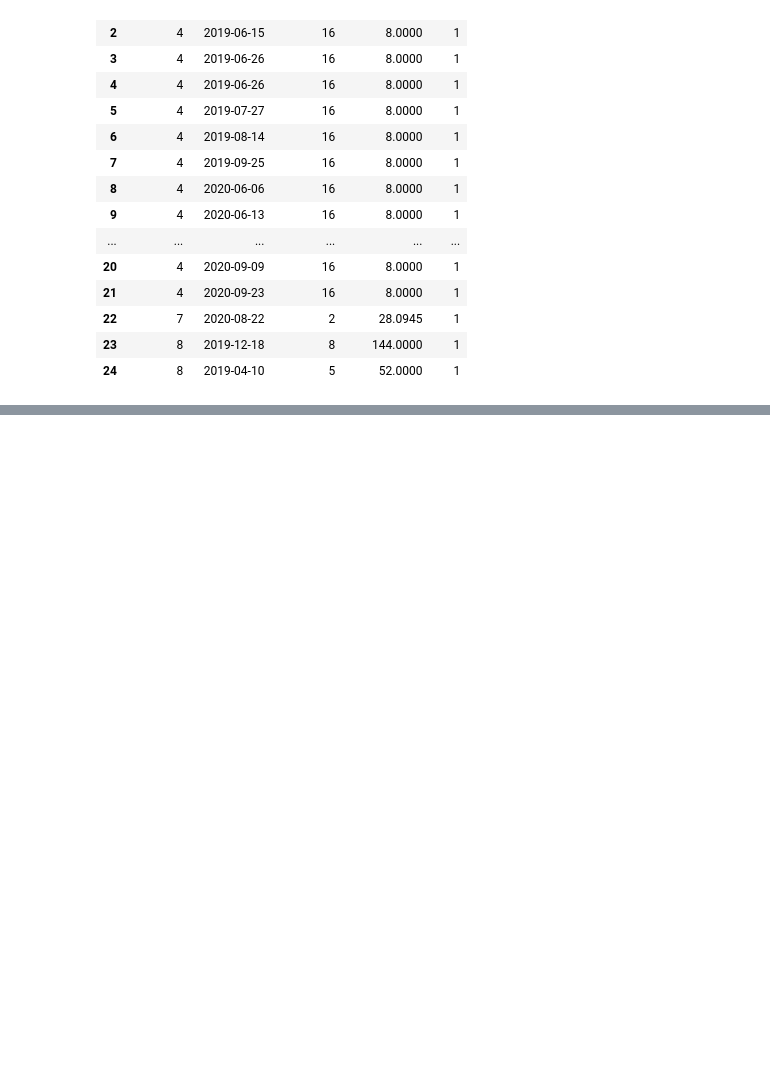
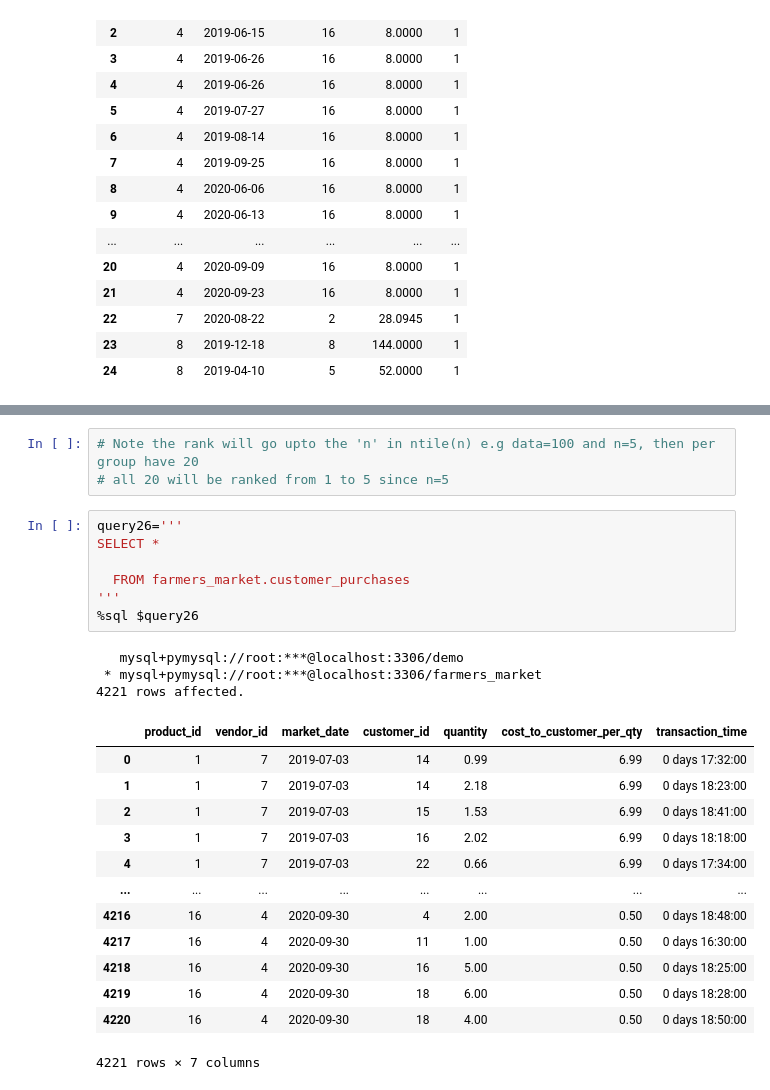
Before and after one commit to KunalNeon/SQL-For-Data-Scientist, a Jupyter notebook: sql.ipynb, the cells around one changed output, grey strips where cells are left out. Drawn from its saved outputs; the diff is of its cells as text; blank space fills up the shorter version.

```diff
--- a/sql.ipynb
+++ b/sql.ipynb
@@ -1347,0 +1423,27 @@ where x.rank=1
+# %%
+# Note the rank will go upto the 'n' in ntile(n) e.g data=100 and n=5, then per group have 20
+# all 20 will be ranked from 1 to 5 since n=5
+# %%
+query26='''
+SELECT *
+
+  FROM farmers_market.customer_purchases
+'''
+%sql $query26
+# %% [output]
+   mysql+pymysql://root:***@localhost:3306/demo
+ * mysql+pymysql://root:***@localhost:3306/farmers_market
+4221 rows affected.
+|  | product_id | vendor_id | market_date | customer_id | quantity | cost_to_customer_per_qty | transaction_time |
+| 0 | 1 | 7 | 2019-07-03 | 14 | 0.99 | 6.99 | 0 days 17:32:00 |
+| 1 | 1 | 7 | 2019-07-03 | 14 | 2.18 | 6.99 | 0 days 18:23:00 |
+| 2 | 1 | 7 | 2019-07-03 | 15 | 1.53 | 6.99 | 0 days 18:41:00 |
+| 3 | 1 | 7 | 2019-07-03 | 16 | 2.02 | 6.99 | 0 days 18:18:00 |
+| 4 | 1 | 7 | 2019-07-03 | 22 | 0.66 | 6.99 | 0 days 17:34:00 |
+| ... | ... | ... | ... | ... | ... | ... | ... |
+| 4216 | 16 | 4 | 2020-09-30 | 4 | 2.00 | 0.50 | 0 days 18:48:00 |
+| 4217 | 16 | 4 | 2020-09-30 | 11 | 1.00 | 0.50 | 0 days 16:30:00 |
+| 4218 | 16 | 4 | 2020-09-30 | 16 | 5.00 | 0.50 | 0 days 18:25:00 |
+| 4219 | 16 | 4 | 2020-09-30 | 18 | 6.00 | 0.50 | 0 days 18:28:00 |
+| 4220 | 16 | 4 | 2020-09-30 | 18 | 4.00 | 0.50 | 0 days 18:50:00 |
+4221 rows × 7 columns
```
Also changed, not shown: parts of 7 cells of this notebook.
